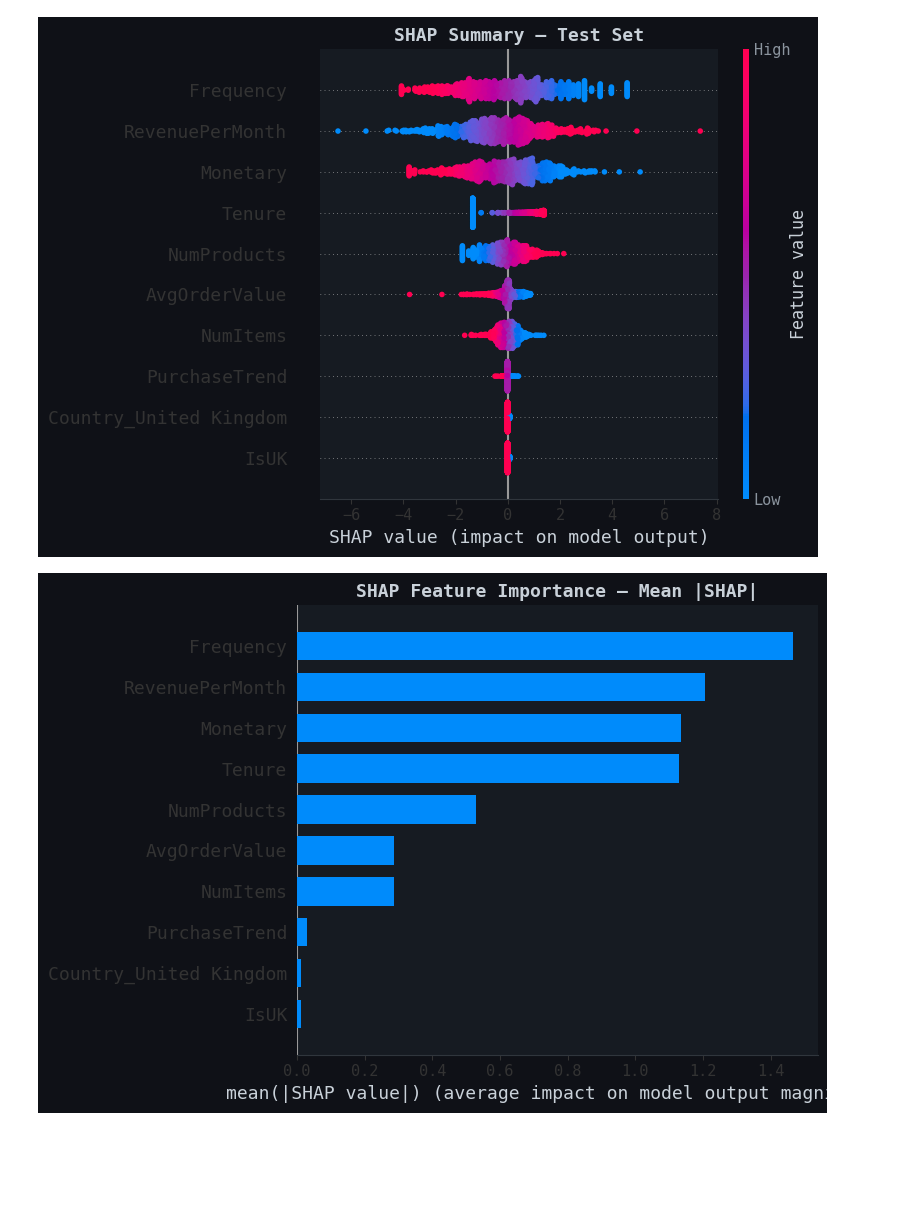
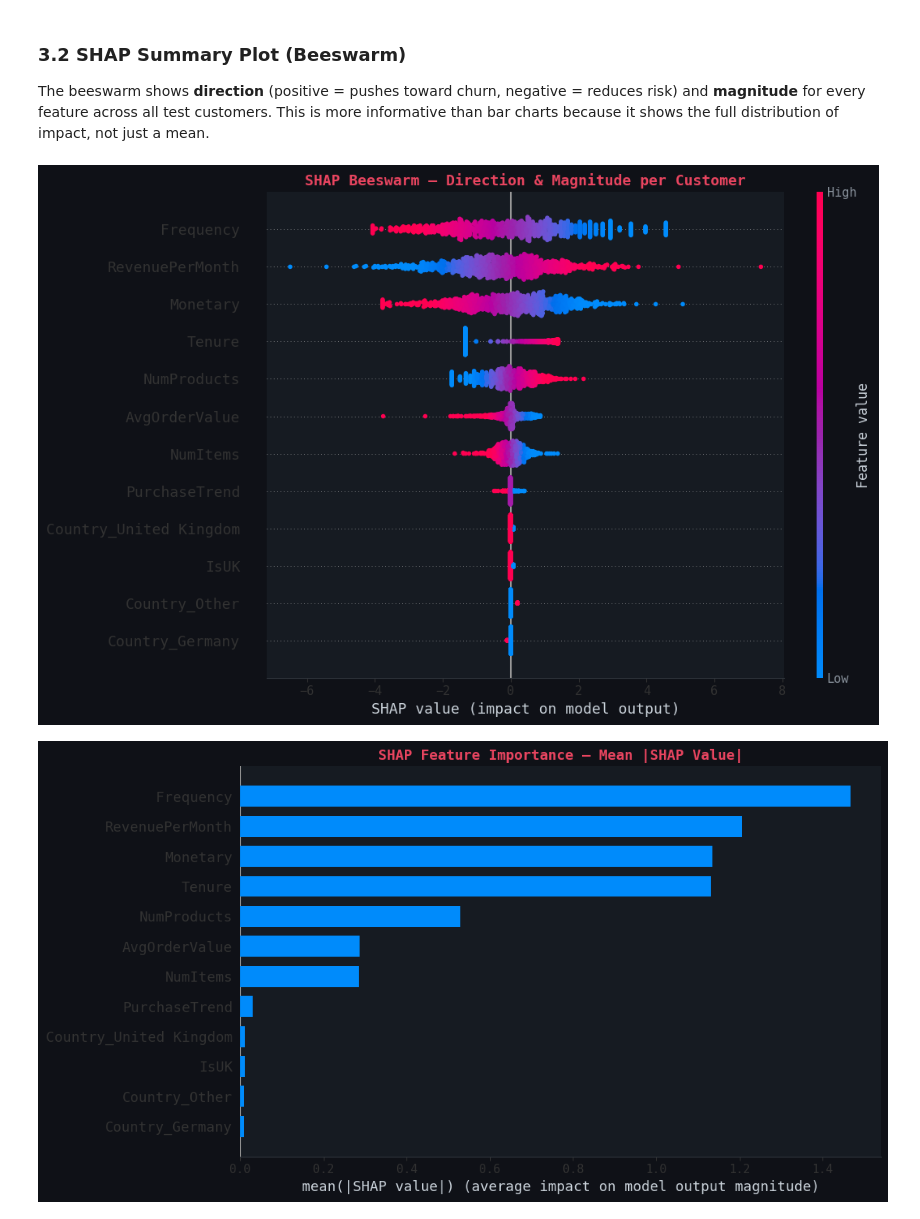
Before and after one commit to Mohanned-Mahmoud/retail-churn-predictor, a Jupyter notebook: phase4/notebooks/phase4_explainability.ipynb, the cells around one changed output. Saved outputs shown, nothing was run; the diff lists cells and outputs as text; code cells hidden in the pictures; blank space fills up the shorter version.

```diff
--- a/phase4/notebooks/phase4_explainability.ipynb
+++ b/phase4/notebooks/phase4_explainability.ipynb
@@ -168,40 +225,34 @@ PurchaseTrend      0.821327
+# %% [markdown]
+### 3.2 SHAP Summary Plot (Beeswarm)
+
+The beeswarm shows **direction** (positive = pushes toward churn, negative = reduces risk) and **magnitude** for every feature across all test customers. This is more informative than bar charts because it shows the full distribution of impact, not just a mean.
 # %%
-# ── SHAP explainability on the test set ──────────────────────────────────────
-explainer = shap.Explainer(model, X_train, feature_names=X_train.columns)
+explainer   = shap.Explainer(model, X_train, feature_names=X_train.columns.tolist())
 shap_values = explainer(X_test)
 
-# Beeswarm plot
-plt.figure(figsize=(10, 6), facecolor='#0F1117')
-shap.summary_plot(shap_values.values, X_test, show=False, max_display=10)
-plt.title('SHAP Summary — Test Set', color='#C9D1D9', fontweight='bold')
+# Beeswarm
+fig, ax = plt.subplots(figsize=(11, 7), facecolor=DARK)
+shap.summary_plot(shap_values.values, X_test, show=False, max_display=12, plot_size=None)
+plt.title('SHAP Beeswarm — Direction & Magnitude per Customer', color=ACCENT, fontsize=13)
 plt.tight_layout()
-plt.savefig(OUT_DIR / 'visualizations' / 'phase4_shap_beeswarm.png', dpi=180, bbox_inches='tight', facecolor='#0F1117')
+plt.savefig(OUT_DIR/'visualizations'/'phase4_shap_beeswarm.png',
+            dpi=180, bbox_inches='tight', facecolor=DARK)
 plt.show()
 
-# Bar plot of mean absolute SHAP values
-plt.figure(figsize=(10, 6), facecolor='#0F1117')
-shap.summary_plot(shap_values.values, X_test, plot_type='bar', show=False, max_display=10)
-plt.title('SHAP Feature Importance — Mean |SHAP|', color='#C9D1D9', fontweight='bold')
+# Bar (mean |SHAP|)
+fig, ax = plt.subplots(figsize=(11, 6), facecolor=DARK)
+shap.summary_plot(shap_values.values, X_test, plot_type='bar',
+                  show=False, max_display=12, plot_size=None)
+plt.title('SHAP Feature Importance — Mean |SHAP Value|', color=ACCENT, fontsize=13)
 plt.tight_layout()
-plt.savefig(OUT_DIR / 'visualizations' / 'phase4_shap_bar.png', dpi=180, bbox_inches='tight', facecolor='#0F1117')
+plt.savefig(OUT_DIR/'visualizations'/'phase4_shap_bar.png',
+            dpi=180, bbox_inches='tight', facecolor=DARK)
 plt.show()
 
-shap_importance = pd.Series(np.abs(shap_values.values).mean(axis=0), index=X_test.columns).sort_values(ascending=False)
-comparison_df = pd.DataFrame({
-    'SHAP Mean |value|': shap_importance,
-})
-comparison_df['Native importance'] = native_importance.reindex(comparison_df.index)
-comparison_df['Benchmark RF importance'] = rf_importance.reindex(comparison_df.index)
-comparison_df = comparison_df.fillna(0)
-
-print('\nTop 10 features by SHAP mean absolute value:')
-print(shap_importance.head(10).to_string())
-
-print('\nTop 10 features by the model native importance analogue:')
-print(native_importance.head(10).to_string())
-
-print('\nTop 10 features by benchmark Random Forest importance:')
-print(rf_importance.head(10).to_string())
+shap_imp = pd.Series(np.abs(shap_values.values).mean(axis=0),
+                     index=X_test.columns).sort_values(ascending=False)
+print('SHAP mean |value| — top 10:')
+print(shap_imp.head(10).to_string())
 # %% [output]
-[figure, old version]
+[figure, new version]
-[figure, old version]
+[figure, new version]
```
Also changed, not shown: parts of 35 cells of this notebook, 14 other files.
